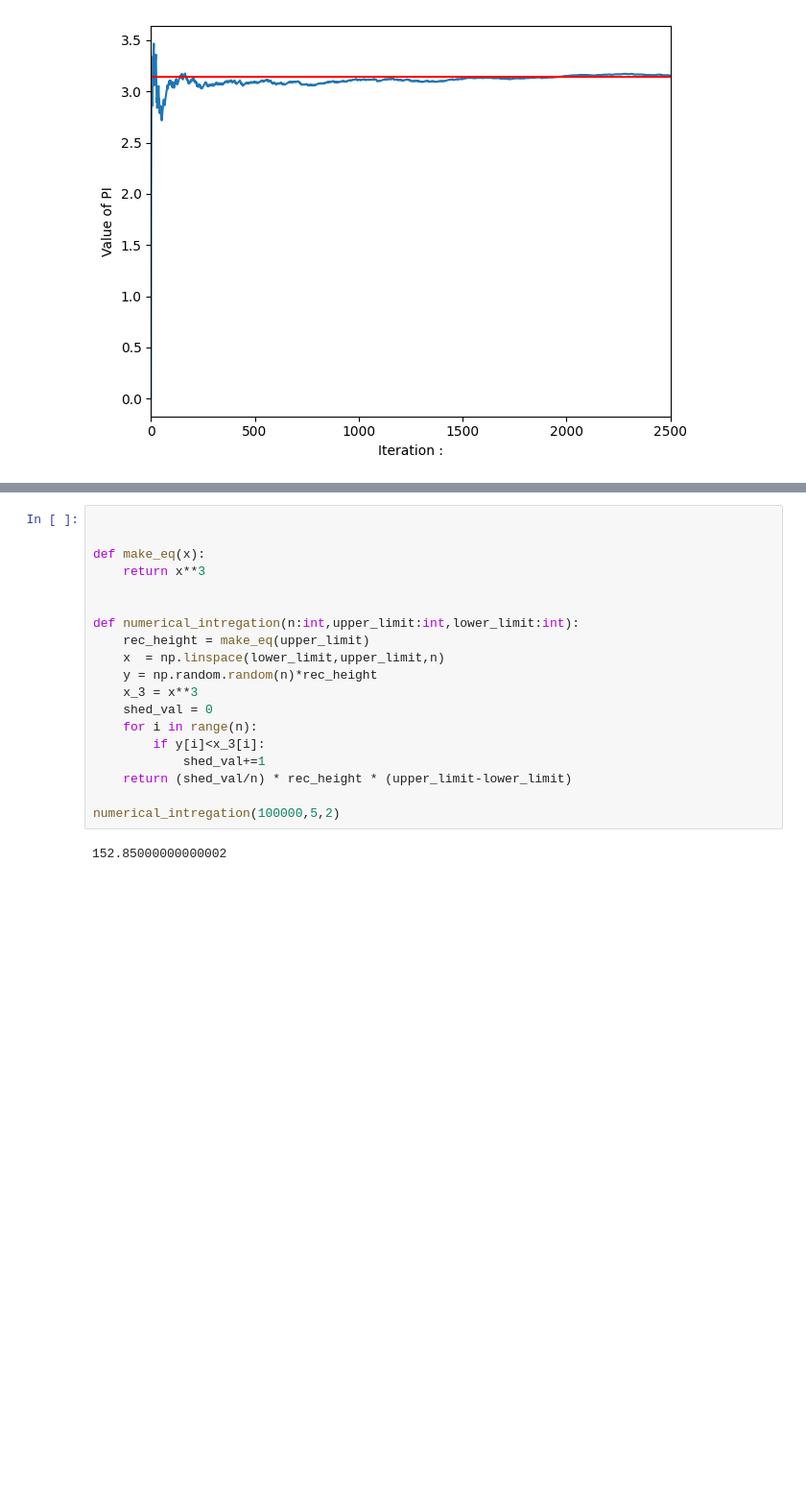
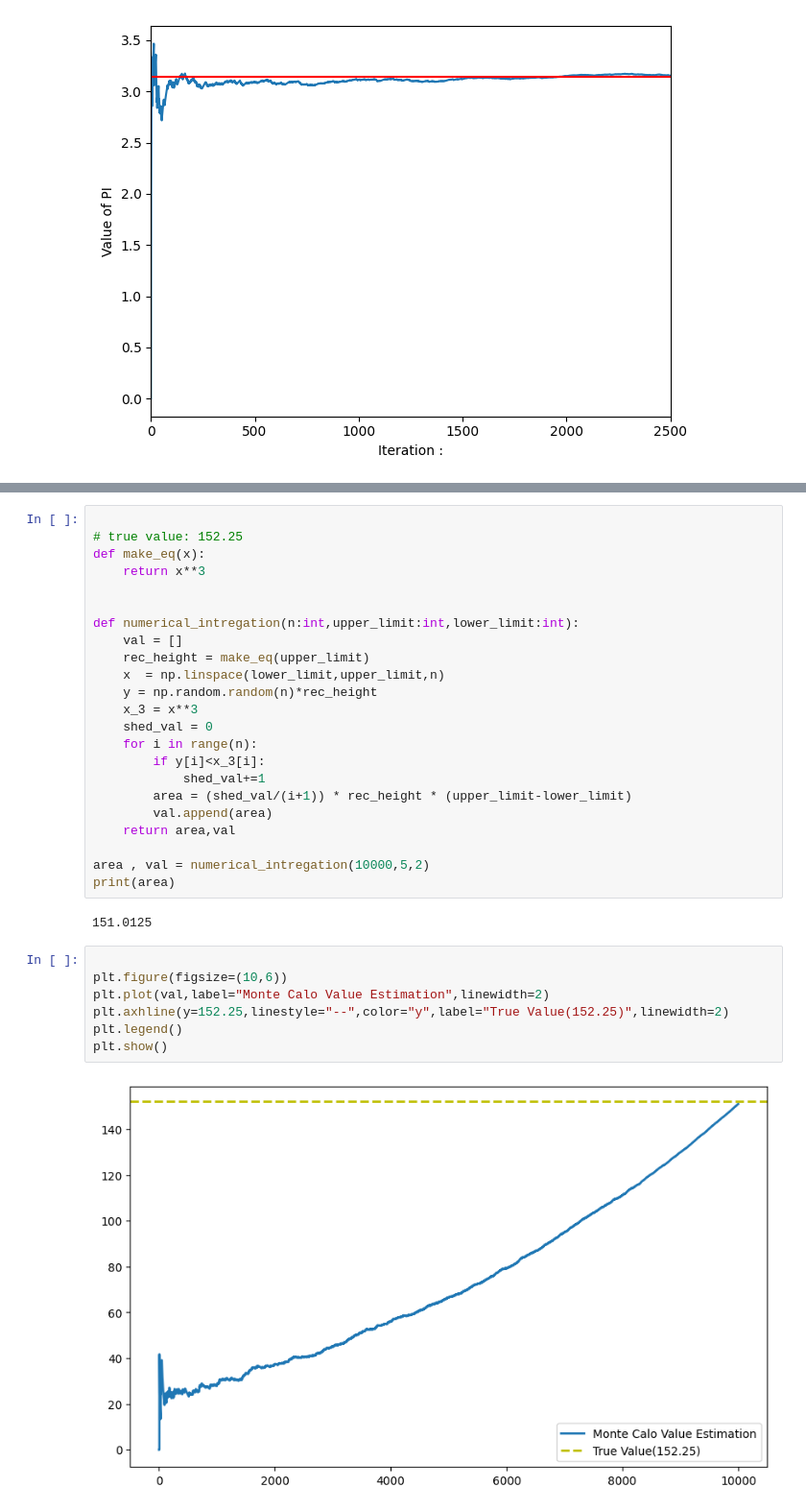
Before and after one commit to yasin-arafat-05/python-academic, a Jupyter notebook: simulation_modeling/01_monte_carlo.ipynb, the cells around one changed output, grey strips where cells are left out. Shown at 96% size. Saved outputs shown, nothing was run; the diff lists cells and outputs as text; blank space fills up the shorter version.

Commit message:
monte-carlo

```diff
--- a/simulation_modeling/01_monte_carlo.ipynb
+++ b/simulation_modeling/01_monte_carlo.ipynb
@@ -148,12 +152,13 @@ plt.show()
 <br>
 # %%
 
-
+# true value: 152.25
 def make_eq(x):
     return x**3
 
 
 def numerical_intregation(n:int,upper_limit:int,lower_limit:int):
+    val = []
     rec_height = make_eq(upper_limit)
     x  = np.linspace(lower_limit,upper_limit,n)
     y = np.random.random(n)*rec_height
@@ -162,8 +167,20 @@ def numerical_intregation(n:int,upper_limit:int,lower_limit:int):
     for i in range(n):
         if y[i]<x_3[i]:
             shed_val+=1
-    return (shed_val/n) * rec_height * (upper_limit-lower_limit)
+        area = (shed_val/(i+1)) * rec_height * (upper_limit-lower_limit)
+        val.append(area)
+    return area,val
 
-numerical_intregation(100000,5,2)
+area , val = numerical_intregation(10000,5,2)
+print(area)
 # %% [output]
-152.85000000000002
+151.0125
+# %%
+
+plt.figure(figsize=(10,6))
+plt.plot(val,label="Monte Calo Value Estimation",linewidth=2)
+plt.axhline(y=152.25,linestyle="--",color="y",label="True Value(152.25)",linewidth=2)
+plt.legend()
+plt.show()
+# %% [output]
+[figure, added]
```
Also changed, not shown: parts of 1 cell of this notebook.
